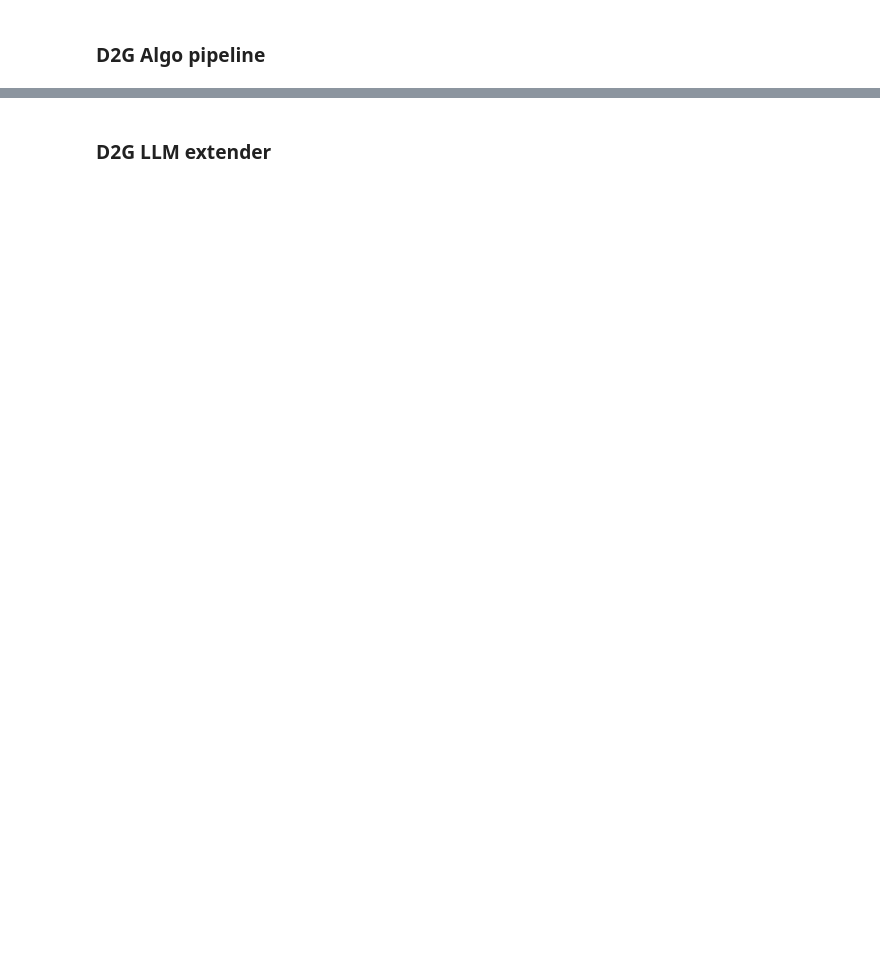
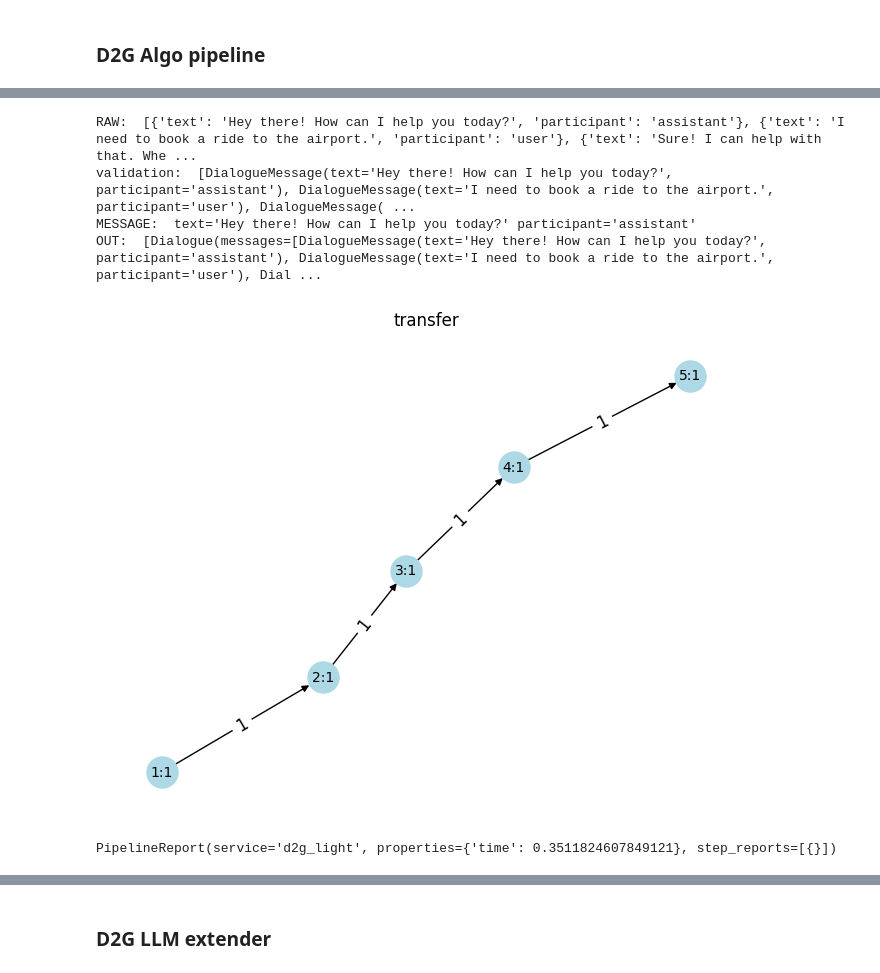
Before and after one commit to deeppavlov/dialogue2graph, a Jupyter notebook: experiments/exp2025_03_20_d2g_pipeline/exp2025_03_20_d2g_pipeline/test_pipeline.ipynb, the cells around one changed output, grey strips where cells are left out. Drawn from its saved outputs; the diff is of its cells as text; code cells hidden in the pictures; blank space fills up the shorter version.

```diff
--- a/experiments/exp2025_03_20_d2g_pipeline/exp2025_03_20_d2g_pipeline/test_pipeline.ipynb
+++ b/experiments/exp2025_03_20_d2g_pipeline/exp2025_03_20_d2g_pipeline/test_pipeline.ipynb
@@ -35,0 +47,13 @@ graph.visualise_short("transfer")
+# %%
+graph, report = pipeline.invoke(raw_data, enable_evals=True)
+graph.visualise_short("transfer")
+# %% [output]
+RAW:  [{'text': 'Hey there! How can I help you today?', 'participant': 'assistant'}, {'text': 'I need to book a ride to the airport.', 'participant': 'user'}, {'text': 'Sure! I can help with that. Whe ...
+validation:  [DialogueMessage(text='Hey there! How can I help you today?', participant='assistant'), DialogueMessage(text='I need to book a ride to the airport.', participant='user'), DialogueMessage( ...
+MESSAGE:  text='Hey there! How can I help you today?' participant='assistant'
+OUT:  [Dialogue(messages=[DialogueMessage(text='Hey there! How can I help you today?', participant='assistant'), DialogueMessage(text='I need to book a ride to the airport.', participant='user'), Dial ...
+[figure, added]
+# %%
+report
+# %% [output]
+PipelineReport(service='d2g_light', properties={'time': 0.3511824607849121}, step_reports=[{}])
```
Also changed, not shown: parts of 36 cells of this notebook, 12 other files.
